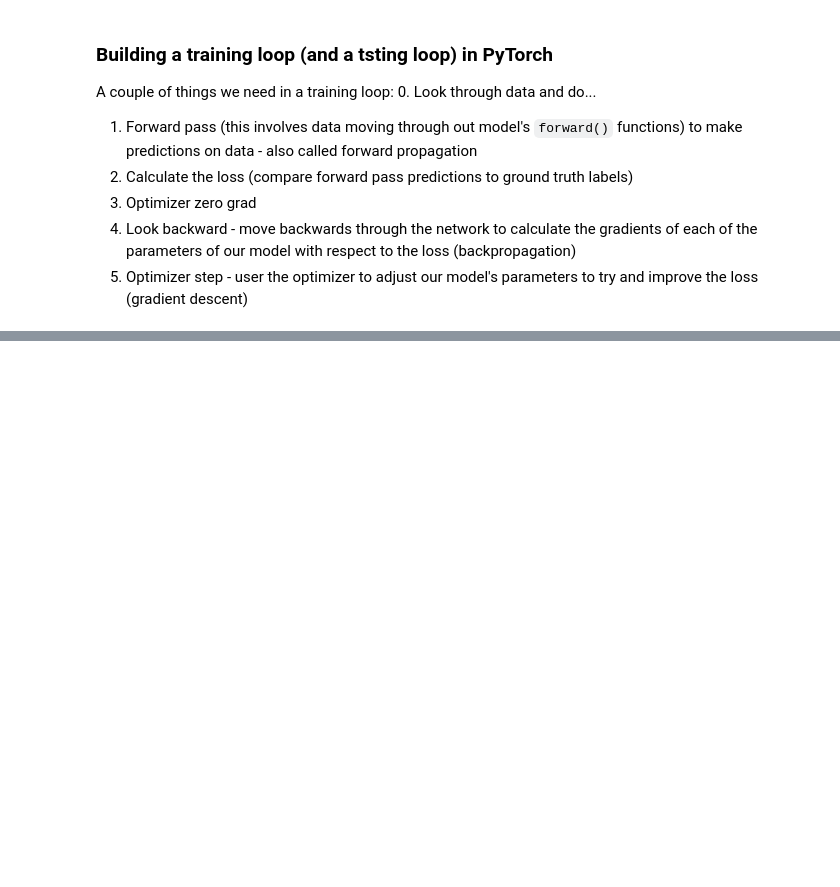
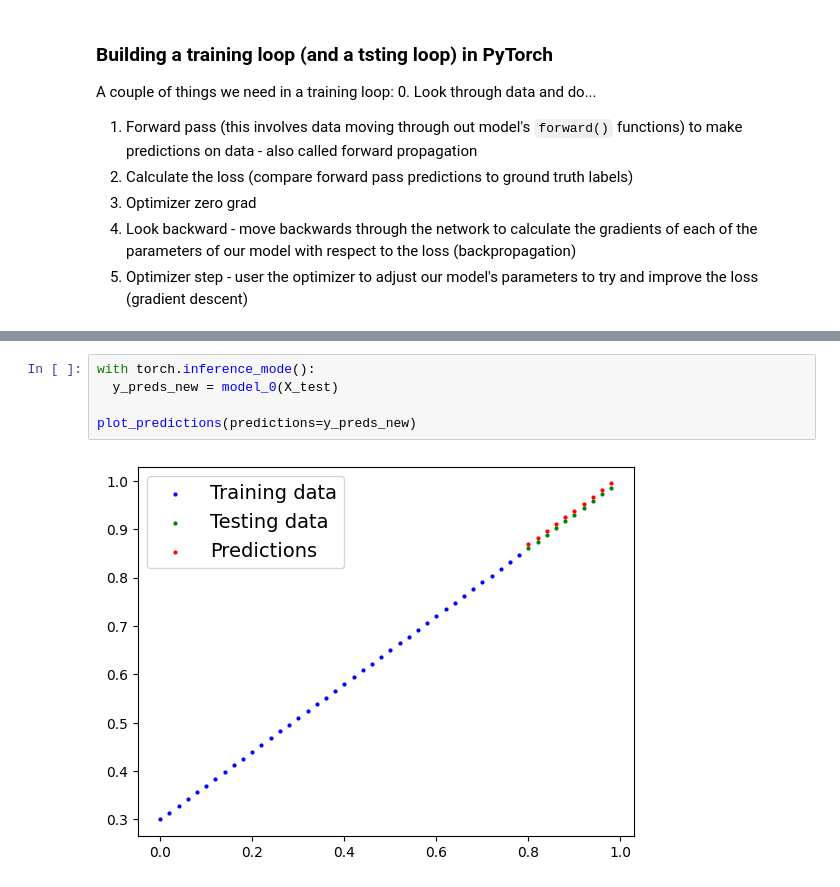
Before and after one commit to brandhawa99/pytorchTest, a Jupyter notebook: 01PyTorch_Workflow_Fundamentals.ipynb, the cells around one changed output, grey strips where cells are left out. Saved outputs shown, nothing was run; the diff lists cells and outputs as text; blank space fills up the shorter version.

```diff
--- a/01PyTorch_Workflow_Fundamentals.ipynb
+++ b/01PyTorch_Workflow_Fundamentals.ipynb
@@ -303,0 +356,7 @@ for epoch in range(epochs):
+# %%
+with torch.inference_mode():
+  y_preds_new = model_0(X_test)
+
+plot_predictions(predictions=y_preds_new)
+# %% [output]
+[figure, added]
```
Also changed, not shown: parts of 5 cells of this notebook.
